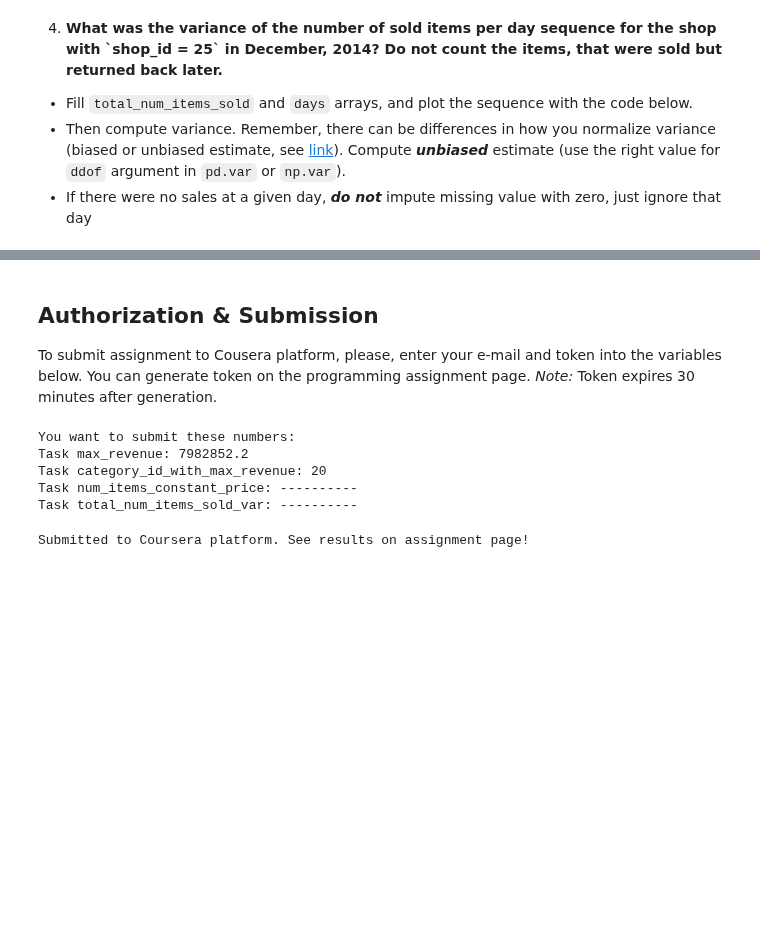
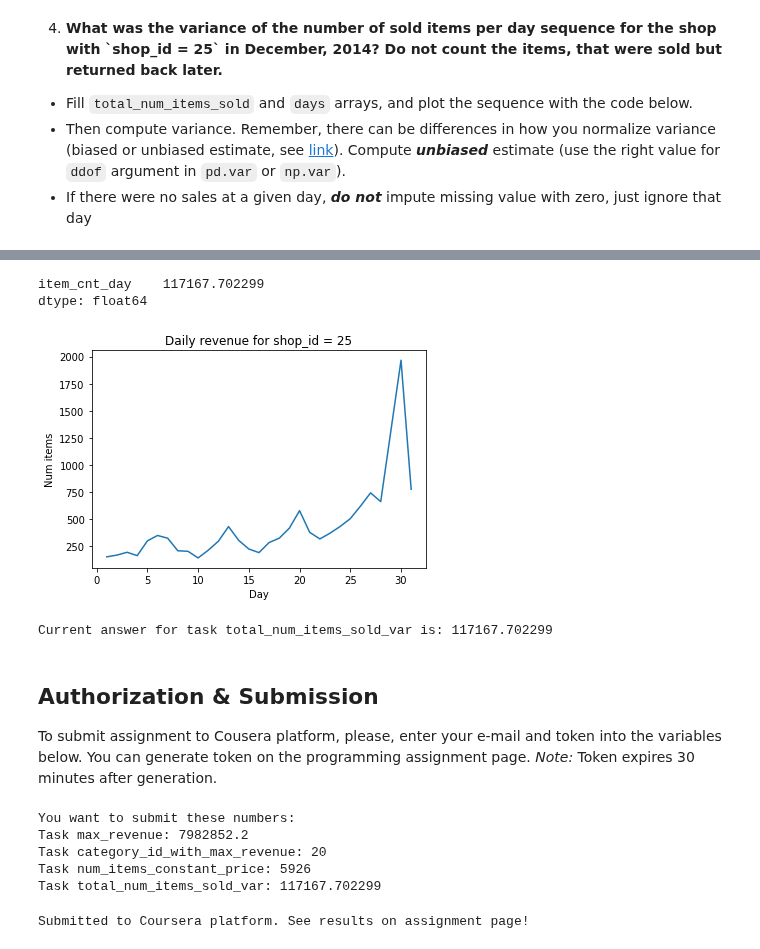
Before and after one commit to MasatoraAtarashi/Kaggle, a Jupyter notebook: how-to-win-kaggle/PandasBasics.ipynb, the cells around one changed output, grey strips where cells are left out. Cells and saved outputs as stored; diff of their text form; code cells hidden in the pictures; blank space fills up the shorter version.

```diff
--- a/how-to-win-kaggle/PandasBasics.ipynb
+++ b/how-to-win-kaggle/PandasBasics.ipynb
@@ -192,0 +230,3 @@ Remember, the data can sometimes be noisy.
+# %%
+df4 = transactions[(transactions['year'] == '2014') & (transactions['month'] == '12') & (transactions['shop_id'] == 25)]
+df4.sort_values('day')
@@ -193,31 +277,39 @@ Remember, the data can sometimes be noisy.
+# %%
+df4.groupby('day').agg({"item_cnt_day":"sum"}).var()
+# %% [output]
+item_cnt_day    117167.702299
+dtype: float64
 # %%
 shop_id = 25
 
-total_num_items_sold = # YOUR CODE GOES HERE
-days = # YOUR CODE GOES HERE
+total_num_items_sold = df4.groupby('day').agg({"item_cnt_day":"sum"})["item_cnt_day"]
+days = df4.groupby('day').agg({"item_cnt_day":"sum"}).index
 
 # Plot it
 plt.plot(days, total_num_items_sold)
 plt.ylabel('Num items')
 plt.xlabel('Day')
 plt.title("Daily revenue for shop_id = 25")
 plt.show()
 
-total_num_items_sold_var = # PUT YOUR ANSWER IN THIS VARIABLE
+total_num_items_sold_var = np.var(total_num_items_sold, ddof=1)
 grader.submit_tag('total_num_items_sold_var', total_num_items_sold_var)
+# %% [output]
+[figure, added]
+Current answer for task total_num_items_sold_var is: 117167.702299
 # %% [markdown]
 ## Authorization & Submission
 To submit assignment to Cousera platform, please, enter your e-mail and token into the variables below. You can generate token on the programming assignment page. *Note:* Token expires 30 minutes after generation.
 # %%
 STUDENT_EMAIL = 'atarashi.masatora@gmail.com'
-STUDENT_TOKEN = 'J5vARxK5wlWGQOLc'
+STUDENT_TOKEN = 'AkFO0ZFAsjDFSGpJ'
 grader.status()
 # %% [output]
 You want to submit these numbers:
 Task max_revenue: 7982852.2
 Task category_id_with_max_revenue: 20
-Task num_items_constant_price: ----------
-Task total_num_items_sold_var: ----------
+Task num_items_constant_price: 5926
+Task total_num_items_sold_var: 117167.702299
 # %%
 grader.submit(STUDENT_EMAIL, STUDENT_TOKEN)
 # %% [output]
```
Also changed, not shown: parts of 10 cells of this notebook, 1 other file.
